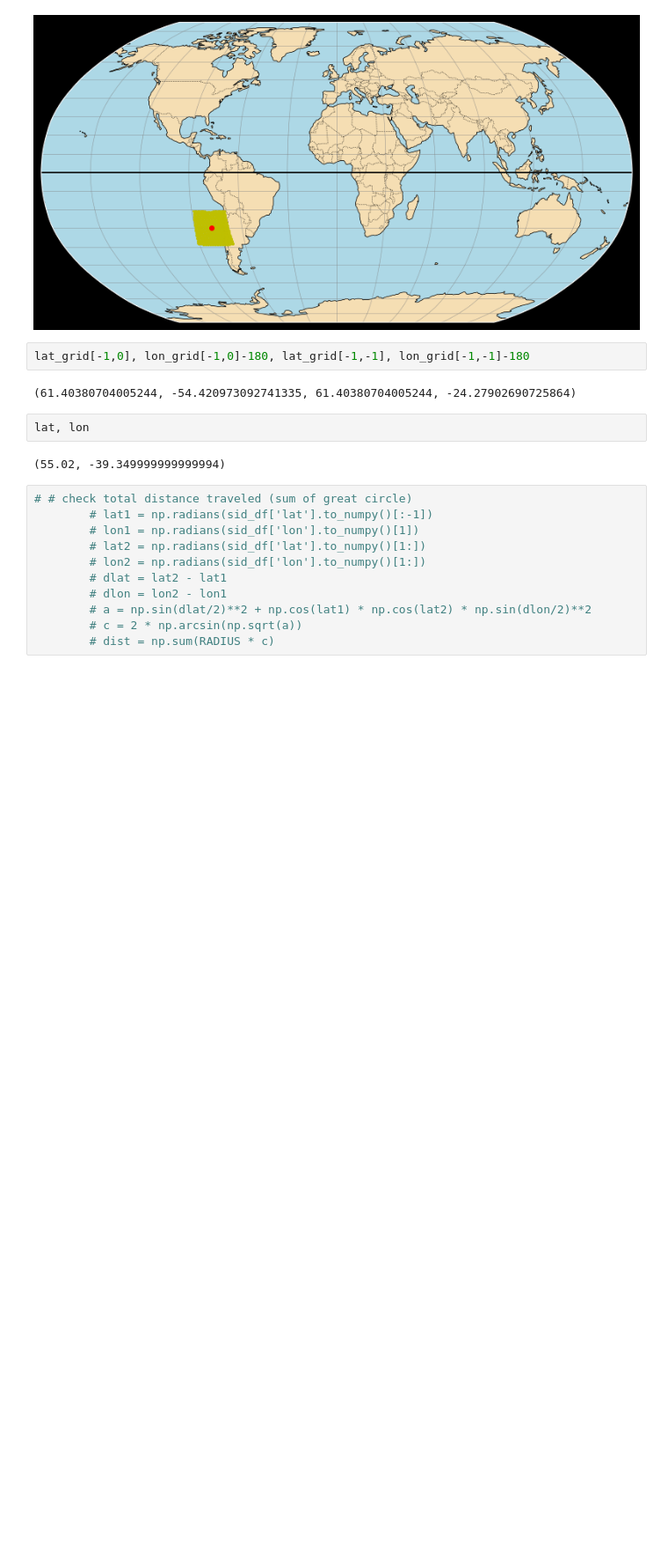
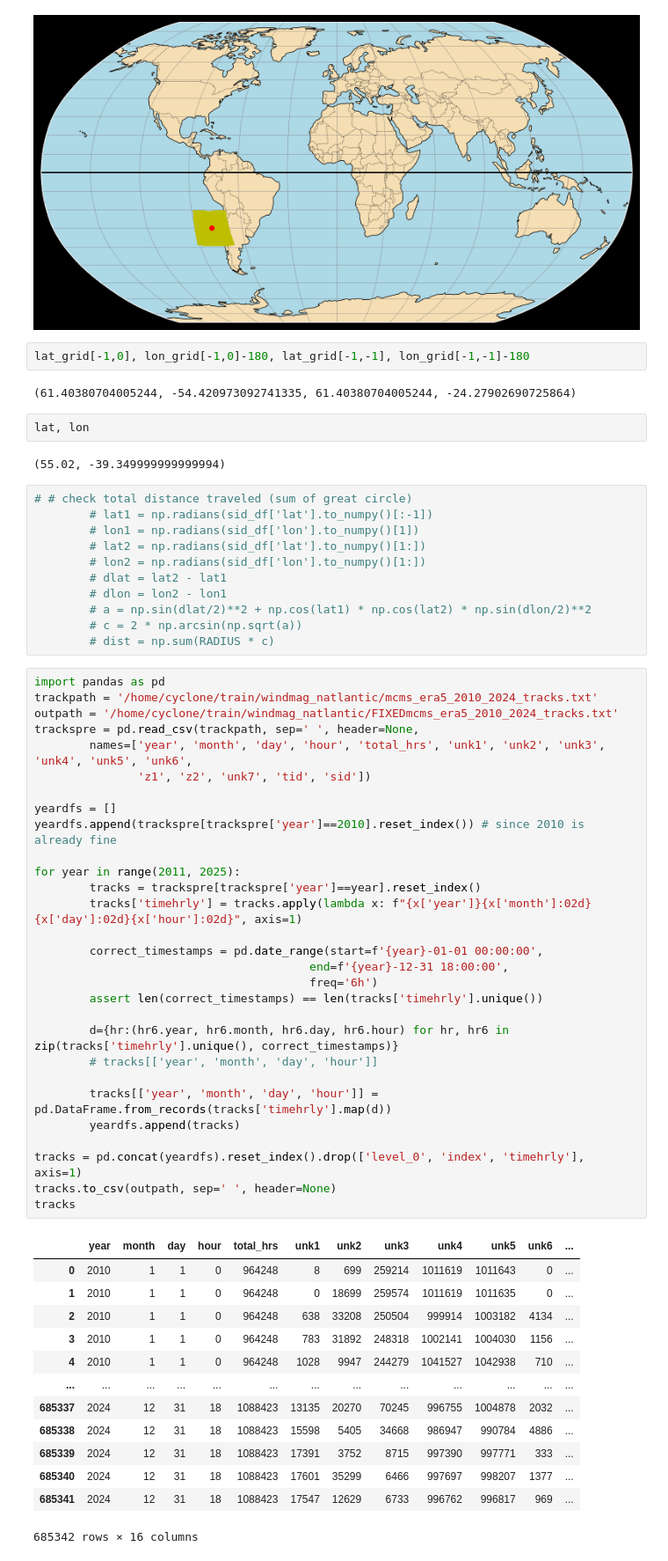
Before and after one commit to soCromp/cycloneSVD, a Jupyter notebook: dataprep.ipynb, the cells around one changed output. Shown: that part at 88% size. Saved outputs shown, nothing was run; the diff lists cells and outputs as text; blank space fills up the shorter version.

```diff
--- a/dataprep.ipynb
+++ b/dataprep.ipynb
@@ -451,3 +453,46 @@ lat, lon
         # a = np.sin(dlat/2)**2 + np.cos(lat1) * np.cos(lat2) * np.sin(dlon/2)**2
         # c = 2 * np.arcsin(np.sqrt(a))
         # dist = np.sum(RADIUS * c)
+# %%
+import pandas as pd
+trackpath = '/home/cyclone/train/windmag_natlantic/mcms_era5_2010_2024_tracks.txt'
+outpath = '/home/cyclone/train/windmag_natlantic/FIXEDmcms_era5_2010_2024_tracks.txt'
+trackspre = pd.read_csv(trackpath, sep=' ', header=None,
+        names=['year', 'month', 'day', 'hour', 'total_hrs', 'unk1', 'unk2', 'unk3', 'unk4', 'unk5', 'unk6',
+               'z1', 'z2', 'unk7', 'tid', 'sid'])
+
+yeardfs = []
+yeardfs.append(trackspre[trackspre['year']==2010].reset_index()) # since 2010 is already fine
+
+for year in range(2011, 2025):
+        tracks = trackspre[trackspre['year']==year].reset_index()
+        tracks['timehrly'] = tracks.apply(lambda x: f"{x['year']}{x['month']:02d}{x['day']:02d}{x['hour']:02d}", axis=1)
+
+        correct_timestamps = pd.date_range(start=f'{year}-01-01 00:00:00',
+                                        end=f'{year}-12-31 18:00:00',
+                                        freq='6h')
+        assert len(correct_timestamps) == len(tracks['timehrly'].unique())
+
+        d={hr:(hr6.year, hr6.month, hr6.day, hr6.hour) for hr, hr6 in zip(tracks['timehrly'].unique(), correct_timestamps)}
+        # tracks[['year', 'month', 'day', 'hour']]
+
+        tracks[['year', 'month', 'day', 'hour']] = pd.DataFrame.from_records(tracks['timehrly'].map(d))
+        yeardfs.append(tracks)
+
+tracks = pd.concat(yeardfs).reset_index().drop(['level_0', 'index', 'timehrly'], axis=1)
+tracks.to_csv(outpath, sep=' ', header=None)
+tracks
+# %% [output]
+|  | year | month | day | hour | total_hrs | unk1 | unk2 | unk3 | unk4 | unk5 | unk6 | ... |
+| 0 | 2010 | 1 | 1 | 0 | 964248 | 8 | 699 | 259214 | 1011619 | 1011643 | 0 | ... |
+| 1 | 2010 | 1 | 1 | 0 | 964248 | 0 | 18699 | 259574 | 1011619 | 1011635 | 0 | ... |
+| 2 | 2010 | 1 | 1 | 0 | 964248 | 638 | 33208 | 250504 | 999914 | 1003182 | 4134 | ... |
+| 3 | 2010 | 1 | 1 | 0 | 964248 | 783 | 31892 | 248318 | 1002141 | 1004030 | 1156 | ... |
+| 4 | 2010 | 1 | 1 | 0 | 964248 | 1028 | 9947 | 244279 | 1041527 | 1042938 | 710 | ... |
+| ... | ... | ... | ... | ... | ... | ... | ... | ... | ... | ... | ... | ... |
+| 685337 | 2024 | 12 | 31 | 18 | 1088423 | 13135 | 20270 | 70245 | 996755 | 1004878 | 2032 | ... |
+| 685338 | 2024 | 12 | 31 | 18 | 1088423 | 15598 | 5405 | 34668 | 986947 | 990784 | 4886 | ... |
+| 685339 | 2024 | 12 | 31 | 18 | 1088423 | 17391 | 3752 | 8715 | 997390 | 997771 | 333 | ... |
+| 685340 | 2024 | 12 | 31 | 18 | 1088423 | 17601 | 35299 | 6466 | 997697 | 998207 | 1377 | ... |
+| 685341 | 2024 | 12 | 31 | 18 | 1088423 | 17547 | 12629 | 6733 | 996762 | 996817 | 969 | ... |
+685342 rows × 16 columns
```
Also changed, not shown: parts of 3 cells of this notebook, 2 other files.
